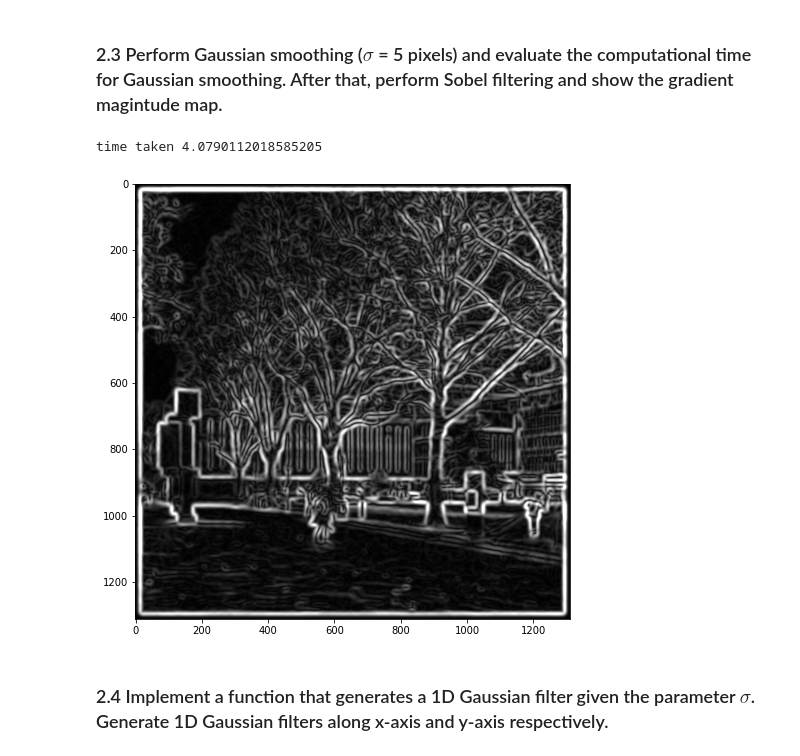
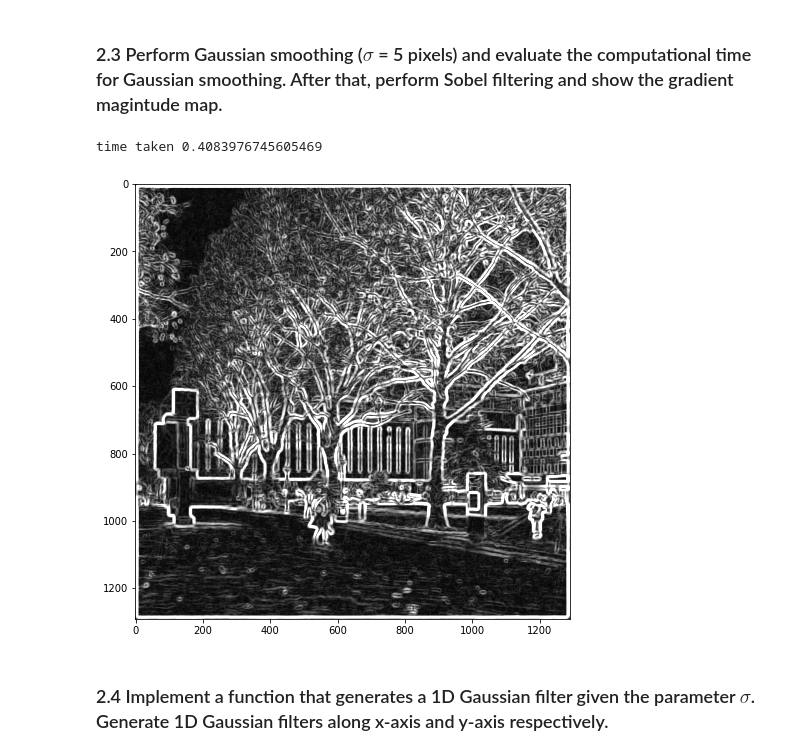
Before and after one commit to Shaanukstar123/Computer-Vision-CW1-Image-Filtering, a Jupyter notebook: coursework_01/coursework_01.ipynb, the cells around one changed output. Saved outputs shown, nothing was run; the diff lists cells and outputs as text; code cells hidden in the pictures.

```diff
--- a/coursework_01/coursework_01.ipynb
+++ b/coursework_01/coursework_01.ipynb
@@ -208,28 +190,27 @@ plt.imshow(h)
 # %%
 # Construct the Gaussian filter
 gauss_filter = gaussian_filter_2d(5)
 
 # Perform Gaussian smoothing and count time
 start_time = time.time()
 gauss_img = scipy.signal.convolve2d(image_noisy, gauss_filter)
 end_time = time.time()
-plt.imshow(gauss_img, cmap='gray', vmin=0, vmax=100)
 time_taken = end_time - start_time
 print("time taken", time_taken)
 #built_in_gauss_img = scipy.ndimage.gaussian_filter(image_noisy,sigma = 5) #inbuilt function
 
 # Image filtering
 image_x = scipy.signal.convolve2d(gauss_img,sobel_x)
 image_y = scipy.signal.convolve2d(gauss_img,sobel_y)
 
 # Calculate the gradient magnitude
 grad_mag = np.sqrt(np.square(image_x) + np.square(image_y))
 # Display the gradient magnitude map (provided)
 plt.imshow(grad_mag, cmap='gray', vmin=0, vmax=100)
 plt.gcf().set_size_inches(8, 8)
 # %% [output]
-time taken 4.0790112018585205
+time taken 0.4083976745605469
-[figure, old version]
+[figure, new version]
 # %% [markdown]
 ### 2.4 Implement a function that generates a 1D Gaussian filter given the parameter $\sigma$. Generate 1D Gaussian filters along x-axis and y-axis respectively.
 # %%
```
Also changed, not shown: parts of 8 cells of this notebook.
